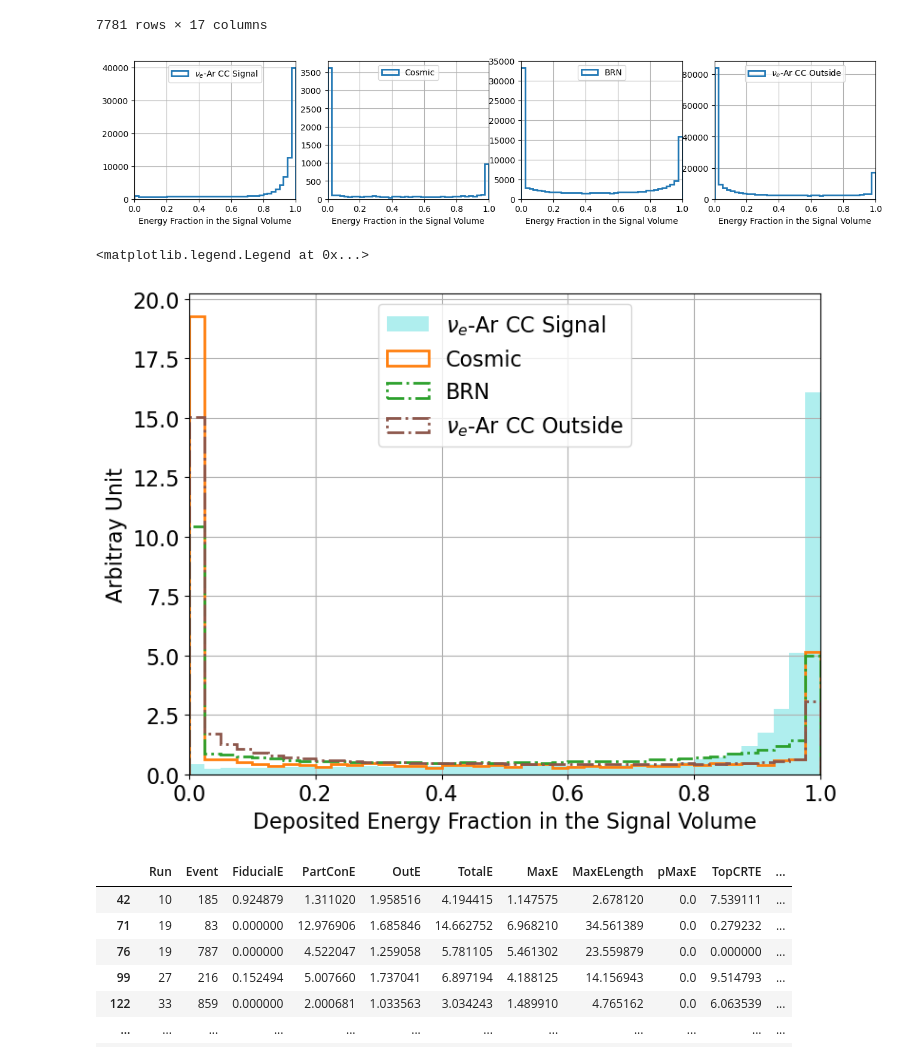
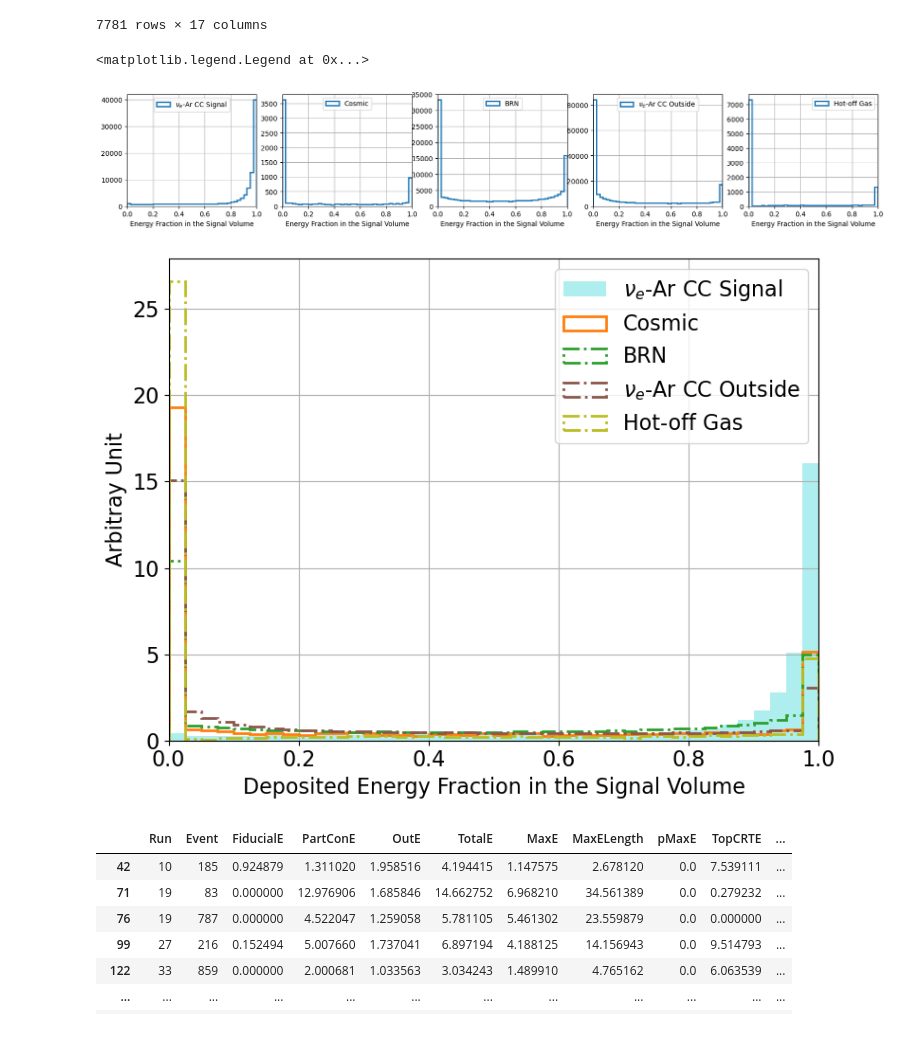
Before and after one commit to yuntsebaryon/SimpleCosmics, a Jupyter notebook: G4Analysis/checkEFrac_v2.ipynb, the cells around one changed output. Cells and saved outputs as stored; diff of their text form; code cells hidden in the pictures.

```diff
--- a/G4Analysis/checkEFrac_v2.ipynb
+++ b/G4Analysis/checkEFrac_v2.ipynb
@@ -14,6 +15,7 @@ cosmic = pd.read_csv( cosmicFile )
 signal = pd.read_csv( signalFile )
 nueOut = pd.read_csv( nueOutFile )
 brn = pd.read_csv( brnFile )
+hog = pd.read_csv( hogFile )
 # %%
 cosmic
 # %% [output]
@@ -67,13 +85,15 @@ cosmic['SignalVolE'] = cosmic.FiducialE + cosmic.PartConE
 signal['SignalVolE'] = signal.FiducialE + signal.PartConE
 nueOut['SignalVolE'] = nueOut.FiducialE + nueOut.PartConE
 brn['SignalVolE'] = brn.FiducialE + brn.PartConE
+hog['SignalVolE'] = hog.FiducialE + hog.PartConE
 # %%
-fig, ax = plt.subplots(1, 4, figsize = (16, 3))
+fig, ax = plt.subplots(1, 5, figsize = (20, 3))
 
 ax[0].hist( signal.SignalVolE, bins = np.linspace(0, 40, 41), histtype = 'step', lw = 2, label = r'$\nu_e$-Ar CC Signal')
 ax[1].hist( cosmic.SignalVolE, bins = np.linspace(0, 40, 41), histtype = 'step', lw = 2, label = 'Cosmic')
 ax[2].hist( brn.SignalVolE, bins = np.linspace(0, 40, 41), histtype = 'step', lw = 2, label = 'BRN')
 ax[3].hist( nueOut.SignalVolE, bins = np.linspace(0, 40, 41), histtype = 'step', lw = 2, label = r'$\nu_e$-Ar CC Outside')
+ax[4].hist( hog.SignalVolE, bins = np.linspace(0, 40, 41), histtype = 'step', lw = 2, label = 'Hot-off Gas')
 
 
 
@@ -105,21 +125,26 @@ cosmic
 signal['SignalVolEFrac'] = signal.SignalVolE / signal.TotalE
 nueOut['SignalVolEFrac'] = nueOut.SignalVolE / nueOut.TotalE
 brn['SignalVolEFrac'] = brn.SignalVolE / brn.TotalE
+hog['SignalVolEFrac'] = hog.SignalVolE / hog.TotalE
 # %%
-fig, ax = plt.subplots(1, 4, figsize = (16, 3))
+fig, ax = plt.subplots(1, 5, figsize = (20, 3))
 
 ax[0].hist( signal.SignalVolEFrac, bins = np.linspace(0, 1, 41), histtype = 'step', lw = 2, label = r'$\nu_e$-Ar CC Signal')
 ax[1].hist( cosmic.SignalVolEFrac, bins = np.linspace(0, 1, 41), histtype = 'step', lw = 2, label = 'Cosmic')
 ax[2].hist( brn.SignalVolEFrac, bins = np.linspace(0, 1, 41), histtype = 'step', lw = 2, label = 'BRN')
 ax[3].hist( nueOut.SignalVolEFrac, bins = np.linspace(0, 1, 41), histtype = 'step', lw = 2, label = r'$\nu_e$-Ar CC Outside')
+ax[4].hist( hog.SignalVolEFrac, bins = np.linspace(0, 1, 41), histtype = 'step', lw = 2, label = 'Hot-off Gas')
+
 
 for iax in ax:
     iax.set_xlabel('Energy Fraction in the Signal Volume')
     iax.set_xlim([0, 1])
     iax.grid(':')
     iax.legend( loc = 'upper center')
+ax[4].legend( loc = 'upper right' )
 # %% [output]
+<matplotlib.legend.Legend at 0x...>
-[figure, old version]
+[figure, new version]
 # %%
 fig, ax = plt.subplots( figsize = (8, 6), layout = 'tight' )
 
@@ -131,6 +156,9 @@ ax.hist( brn.SignalVolEFrac, bins = np.linspace(0, 1, 41), density = True, histt
         label = 'BRN')
 ax.hist( nueOut.SignalVolEFrac, bins = np.linspace(0, 1, 41), density = True, histtype = 'step', lw = 2, linestyle = '-.', color = 'tab:brown',
         label = r'$\nu_e$-Ar CC Outside' )
+ax.hist( hog.SignalVolEFrac, bins = np.linspace(0, 1, 41), density = True, histtype = 'step', lw = 2, linestyle = '-.', color = 'tab:olive',
+        label = 'Hot-off Gas')
+
 
 ax.set_xlabel( 'Deposited Energy Fraction in the Signal Volume', fontsize = 16)
 ax.set_ylabel( 'Arbitray Unit', fontsize = 16)
@@ -141,10 +169,9 @@ ax.set_xlim([ 0, 1 ])
 ax.grid(':')
 ax.legend(fontsize = 16)
 
-# fig.savefig('SignalVolEFraction.pdf')
+fig.savefig('SignalVolEFraction.pdf')
 # %% [output]
-<matplotlib.legend.Legend at 0x...>
-[figure, old version]
+[figure, new version]
 # %%
 cosmic[(cosmic.SignalVolEFrac>0.4)&(cosmic.OutE>1)]
 # %% [output]
```
Also changed, not shown: parts of 23 cells of this notebook, 2 other files.
